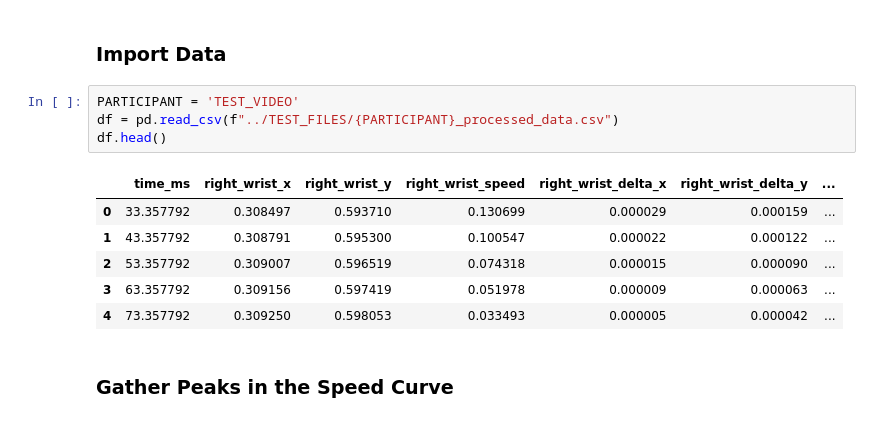
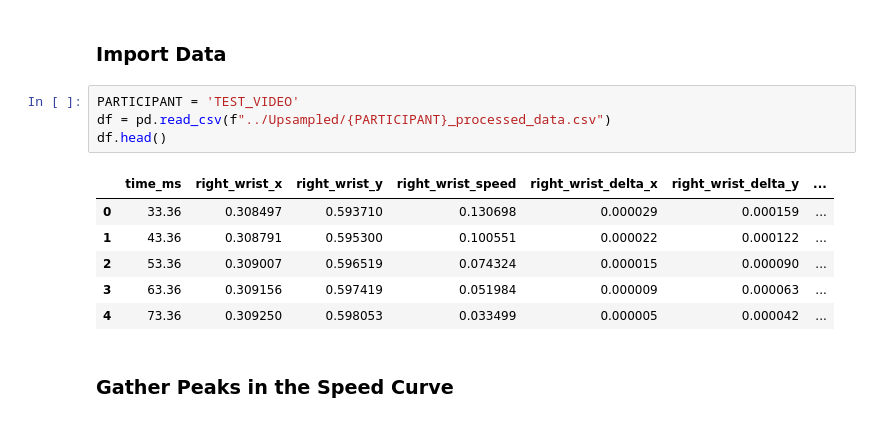
Before and after one commit to walterdych/Co-Speech-Gesture-Automation, a Jupyter notebook: NOTEBOOKS/3a_event_finding_notebook.ipynb, the cells around one changed output. Cells and saved outputs as stored; diff of their text form.

```diff
--- a/NOTEBOOKS/3a_event_finding_notebook.ipynb
+++ b/NOTEBOOKS/3a_event_finding_notebook.ipynb
@@ -9,15 +9,15 @@ from scipy.signal import find_peaks
 ### <strong> Import Data
 # %%
 PARTICIPANT = 'TEST_VIDEO'
-df = pd.read_csv(f"../TEST_FILES/{PARTICIPANT}_processed_data.csv")
+df = pd.read_csv(f"../Upsampled/{PARTICIPANT}_processed_data.csv")
 df.head()
 # %% [output]
 |  | time_ms | right_wrist_x | right_wrist_y | right_wrist_speed | right_wrist_delta_x | right_wrist_delta_y | ... |
-| 0 | 33.357792 | 0.308497 | 0.593710 | 0.130699 | 0.000029 | 0.000159 | ... |
-| 1 | 43.357792 | 0.308791 | 0.595300 | 0.100547 | 0.000022 | 0.000122 | ... |
-| 2 | 53.357792 | 0.309007 | 0.596519 | 0.074318 | 0.000015 | 0.000090 | ... |
-| 3 | 63.357792 | 0.309156 | 0.597419 | 0.051978 | 0.000009 | 0.000063 | ... |
-| 4 | 73.357792 | 0.309250 | 0.598053 | 0.033493 | 0.000005 | 0.000042 | ... |
+| 0 | 33.36 | 0.308497 | 0.593710 | 0.130698 | 0.000029 | 0.000159 | ... |
+| 1 | 43.36 | 0.308791 | 0.595300 | 0.100551 | 0.000022 | 0.000122 | ... |
+| 2 | 53.36 | 0.309007 | 0.596519 | 0.074324 | 0.000015 | 0.000090 | ... |
+| 3 | 63.36 | 0.309156 | 0.597419 | 0.051984 | 0.000009 | 0.000063 | ... |
+| 4 | 73.36 | 0.309250 | 0.598053 | 0.033499 | 0.000005 | 0.000042 | ... |
 # %% [markdown]
 ### <Strong> Gather Peaks in the Speed Curve
 # %%
```
Also changed, not shown: parts of 2 cells of this notebook, 14 other files.
